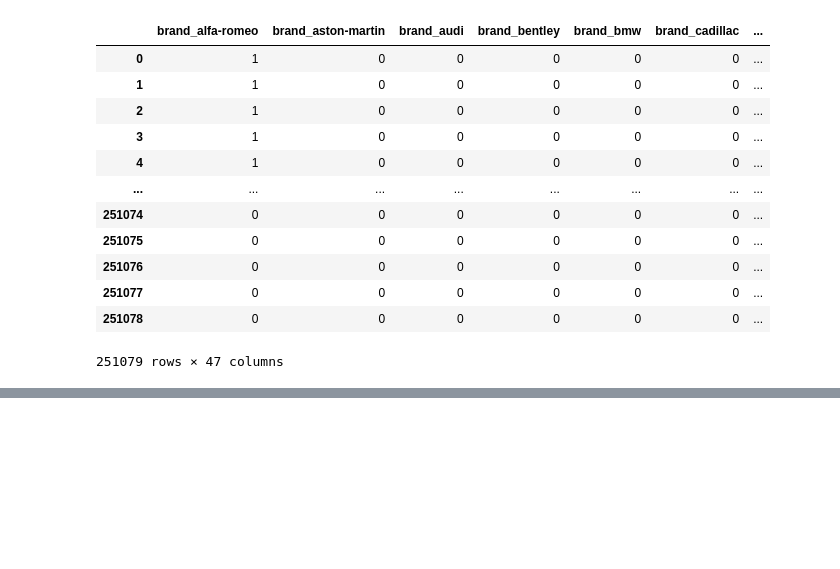
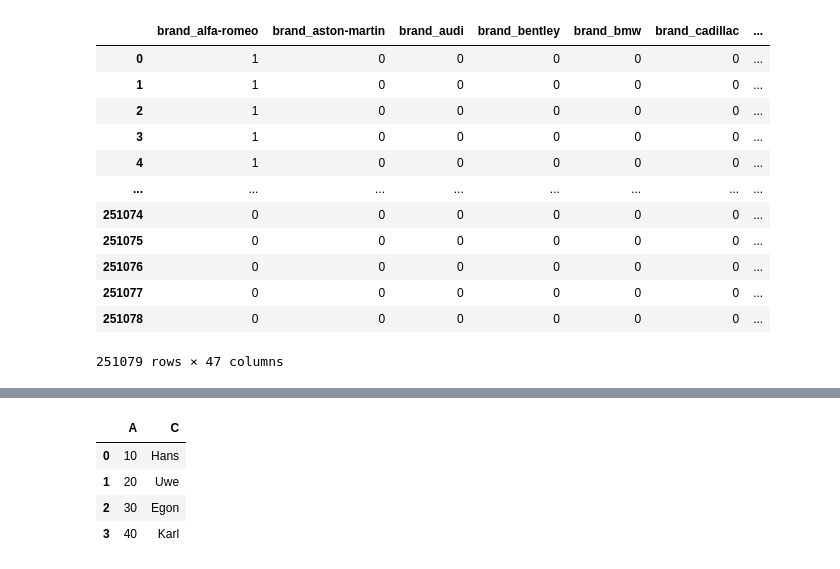
Before and after one commit to juebrauer/examples, a Jupyter notebook: 067_ws26_anwendungen_der_ki/03_ml_auf_realen_daten.ipynb, the cells around one changed output, grey strips where cells are left out. Saved outputs shown, nothing was run; the diff lists cells and outputs as text; code cells hidden in the pictures; blank space fills up the shorter version.

```diff
--- a/067_ws26_anwendungen_der_ki/03_ml_auf_realen_daten.ipynb
+++ b/067_ws26_anwendungen_der_ki/03_ml_auf_realen_daten.ipynb
@@ -753,0 +776,13 @@ pandas.get_dummies( df_raw[ ["brand" ] ], dtype=int )
+# %%
+d = {"A" : [10,20,30,40],
+     "B" : [200,300,400,500],
+     "C" : ["Hans", "Uwe", "Egon", "Karl"]}
+import pandas
+t = pandas.DataFrame(d)
+t.drop("B", axis="columns")
+# %% [output]
+|  | A | C |
+| 0 | 10 | Hans |
+| 1 | 20 | Uwe |
+| 2 | 30 | Egon |
+| 3 | 40 | Karl |
```
Also changed, not shown: parts of 16 cells of this notebook, 1 other file.
